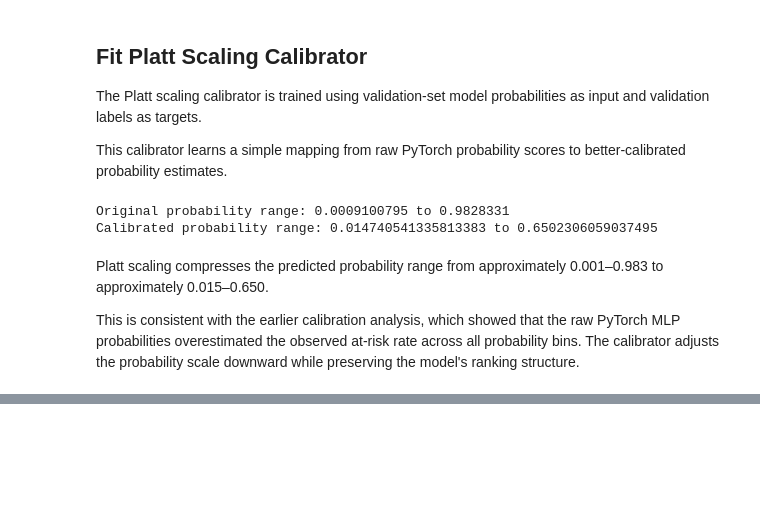
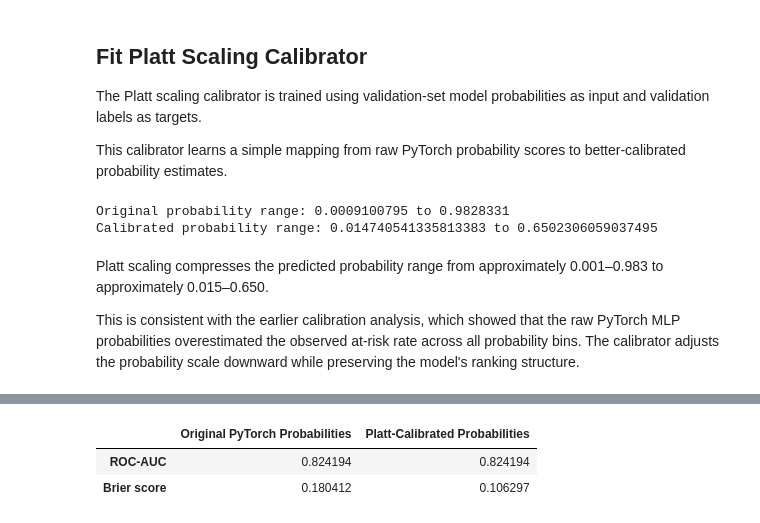
Before and after one commit to jayjay0317/diabetes-risk-reliability-pytorch, a Jupyter notebook: notebooks/04_calibration_uncertainty.ipynb, the cells around one changed output, grey strips where cells are left out. Cells and saved outputs as stored; diff of their text form; code cells hidden in the pictures; blank space fills up the shorter version.

```diff
--- a/notebooks/04_calibration_uncertainty.ipynb
+++ b/notebooks/04_calibration_uncertainty.ipynb
@@ -417,0 +424,17 @@ This is consistent with the earlier calibration analysis, which showed that the
+# %%
+metrics_calibration_comparison = pd.DataFrame({
+    "Original PyTorch Probabilities": {
+        "ROC-AUC": roc_auc_score(test_targets, test_probs),
+        "Brier score": brier_score_loss(test_targets, test_probs)
+    },
+    "Platt-Calibrated Probabilities": {
+        "ROC-AUC": roc_auc_score(test_targets, test_probs_calibrated),
+        "Brier score": brier_score_loss(test_targets, test_probs_calibrated)
+    }
+})
+
+metrics_calibration_comparison
+# %% [output]
+|  | Original PyTorch Probabilities | Platt-Calibrated Probabilities |
+| ROC-AUC | 0.824194 | 0.824194 |
+| Brier score | 0.180412 | 0.106297 |
```
Also changed, not shown: parts of 5 cells of this notebook.
